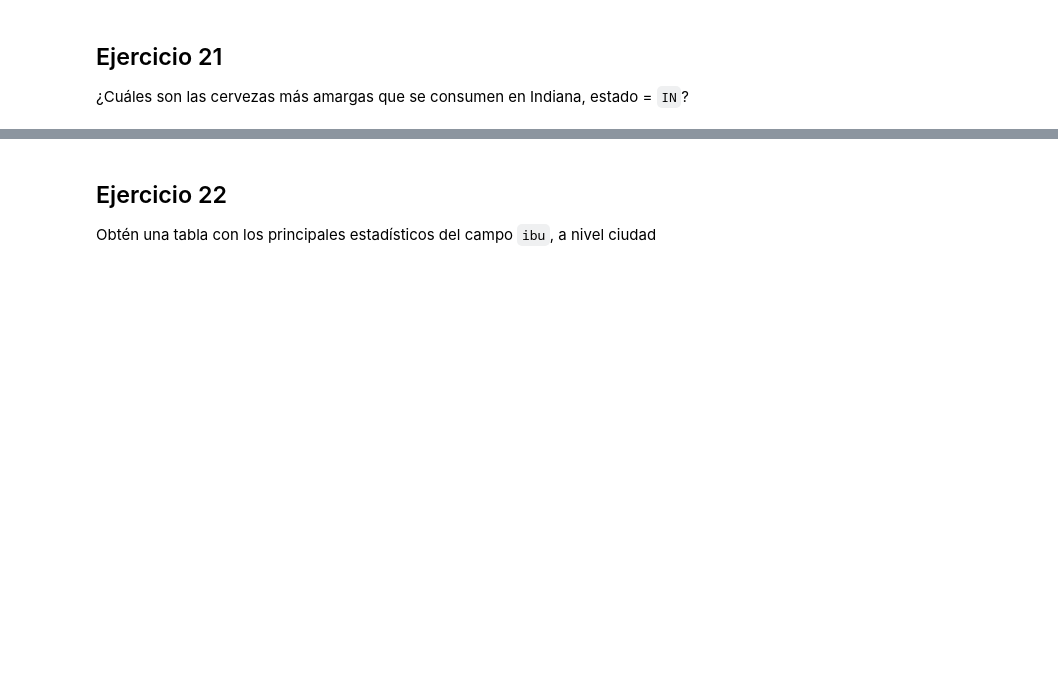
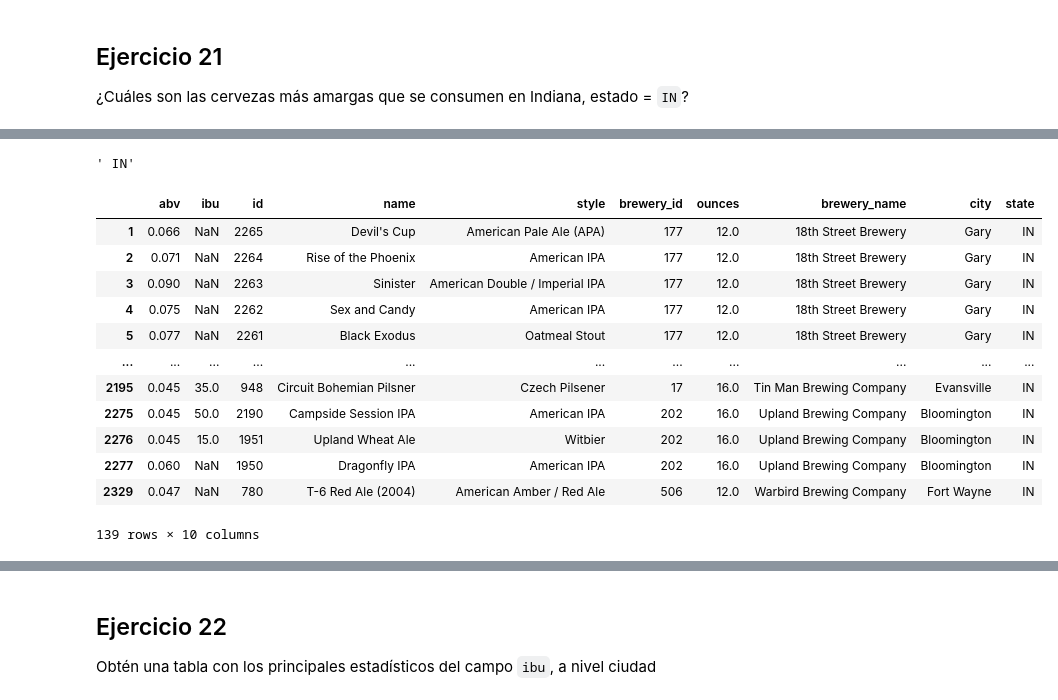
Before and after one commit to angelrodnah/2309_dsft_thebridge, a Jupyter notebook: 2-Data_Analysis/2-Pandas/Practica/6-Beers/birras_repaso.ipynb, the cells around one changed output, grey strips where cells are left out. Drawn from its saved outputs; the diff is of its cells as text; code cells hidden in the pictures; blank space fills up the shorter version.

```diff
--- a/2-Data_Analysis/2-Pandas/Practica/6-Beers/birras_repaso.ipynb
+++ b/2-Data_Analysis/2-Pandas/Practica/6-Beers/birras_repaso.ipynb
@@ -61,3 +484,6 @@ Representa mediante un *boxplot* de `seaborn` la variable `abv`
 # %% [markdown]
 ## Ejercicio 16
 Carga el datasets de cervecerias `datasets_breweries.csv`
+# %%
+df_brew = pd.read_csv('data/datasets_breweries.csv')
+df_brew.head()
@@ -67,0 +515,2 @@ Carga el datasets de cervecerias `datasets_breweries.csv`
+# %%
+df_brew.rename(columns={"Unnamed: 0": "brewery_id", "name":"brewery_name"}, inplace=True)
@@ -70,0 +556,3 @@ Junta los dos datasets que tienes
+# %%
+df = pd.merge(df_beer, df_brew)
+df.head()
@@ -81,0 +681,20 @@ Agrupa por estado y ciudad, la media, mediana y máximo nivel de alcohol
+# %%
+df.loc[1,"state"]
+# %% [output]
+' IN'
+# %%
+df[df['state']==" IN"]
+# %% [output]
+|  | abv | ibu | id | name | style | brewery_id | ounces | brewery_name | city | state |
+| 1 | 0.066 | NaN | 2265 | Devil's Cup | American Pale Ale (APA) | 177 | 12.0 | 18th Street Brewery | Gary | IN |
+| 2 | 0.071 | NaN | 2264 | Rise of the Phoenix | American IPA | 177 | 12.0 | 18th Street Brewery | Gary | IN |
+| 3 | 0.090 | NaN | 2263 | Sinister | American Double / Imperial IPA | 177 | 12.0 | 18th Street Brewery | Gary | IN |
+| 4 | 0.075 | NaN | 2262 | Sex and Candy | American IPA | 177 | 12.0 | 18th Street Brewery | Gary | IN |
+| 5 | 0.077 | NaN | 2261 | Black Exodus | Oatmeal Stout | 177 | 12.0 | 18th Street Brewery | Gary | IN |
+| ... | ... | ... | ... | ... | ... | ... | ... | ... | ... | ... |
+| 2195 | 0.045 | 35.0 | 948 | Circuit Bohemian Pilsner | Czech Pilsener | 17 | 16.0 | Tin Man Brewing Company | Evansville | IN |
+| 2275 | 0.045 | 50.0 | 2190 | Campside Session IPA | American IPA | 202 | 16.0 | Upland Brewing Company | Bloomington | IN |
+| 2276 | 0.045 | 15.0 | 1951 | Upland Wheat Ale | Witbier | 202 | 16.0 | Upland Brewing Company | Bloomington | IN |
+| 2277 | 0.060 | NaN | 1950 | Dragonfly IPA | American IPA | 202 | 16.0 | Upland Brewing Company | Bloomington | IN |
+| 2329 | 0.047 | NaN | 780 | T-6 Red Ale (2004) | American Amber / Red Ale | 506 | 12.0 | Warbird Brewing Company | Fort Wayne | IN |
+139 rows × 10 columns
```
Also changed, not shown: parts of 86 cells of this notebook, 1 other file.
